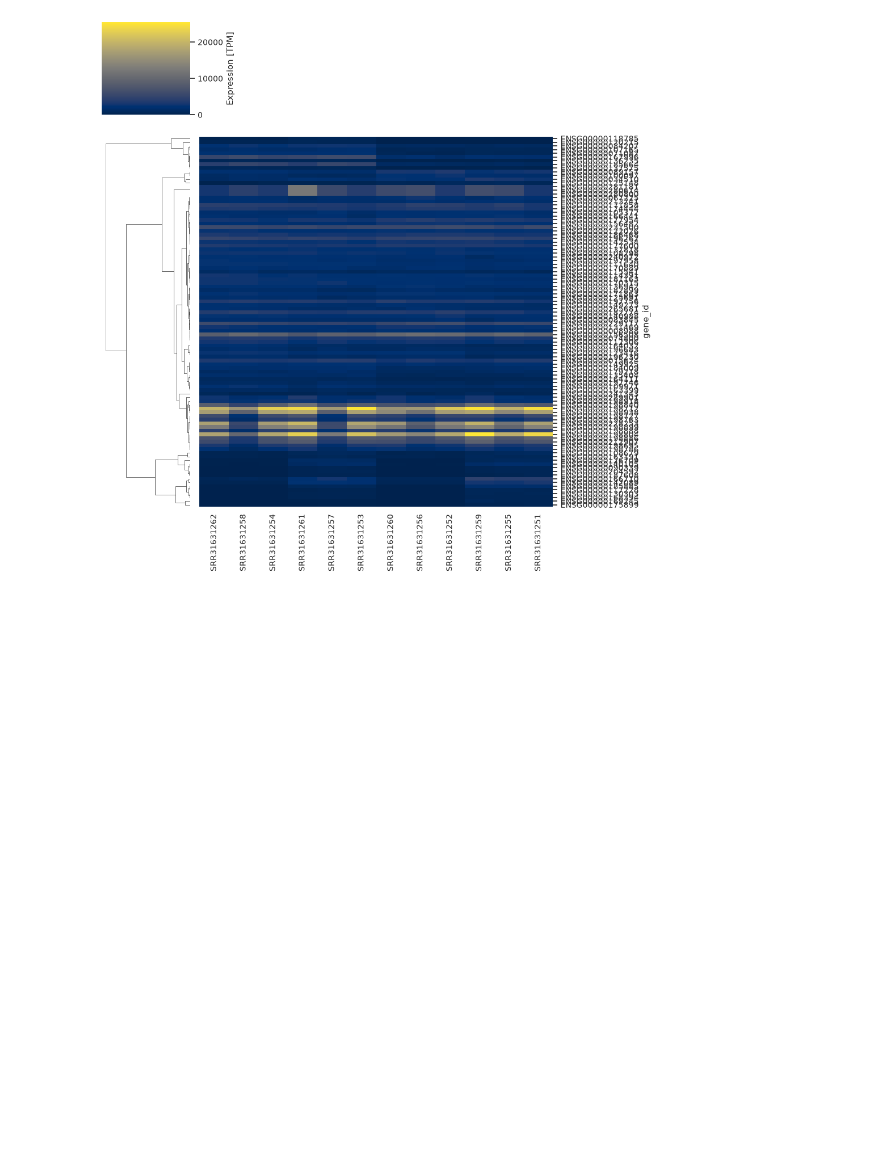
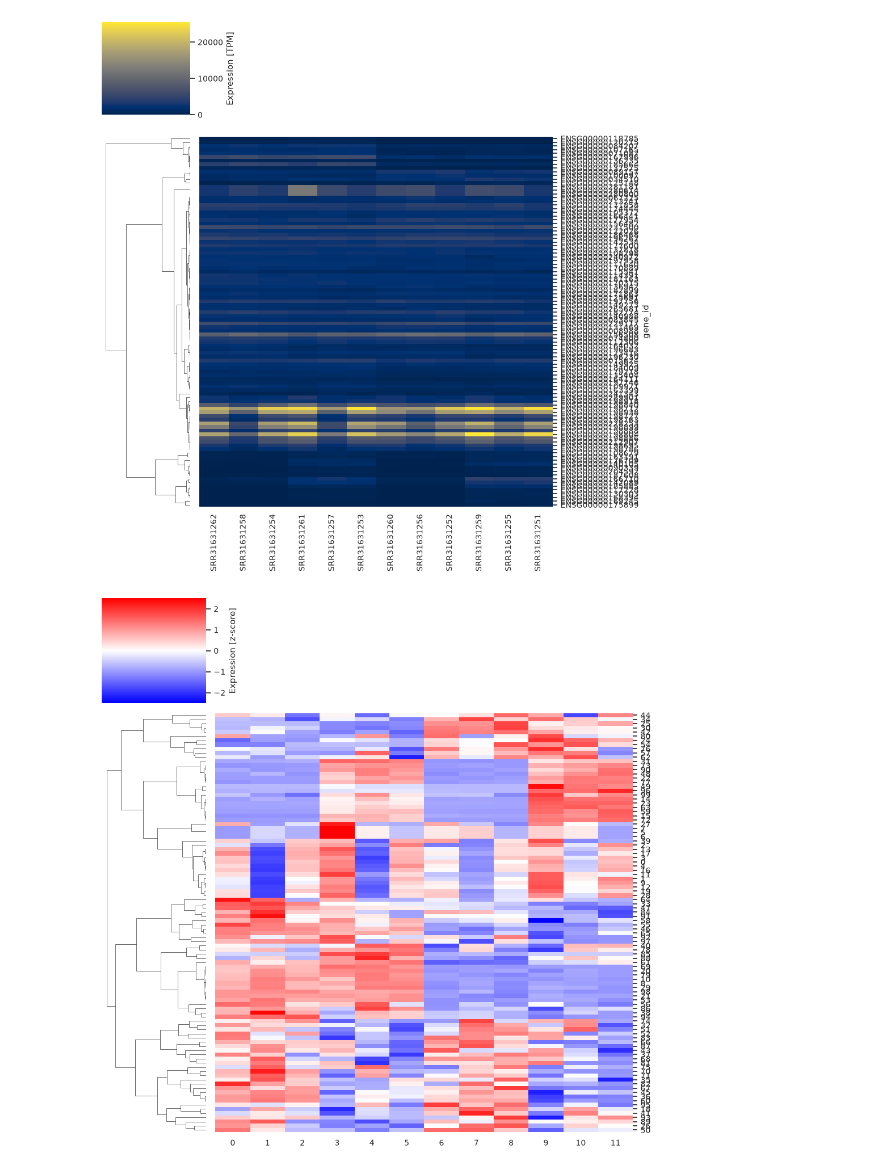
Before and after one commit to SvavaDa/GSE283655_project, a Jupyter notebook: GSE283655-simplified-data.ipynb, the cells around one changed output. Drawn from its saved outputs; the diff is of its cells as text; code cells hidden in the pictures; blank space fills up the shorter version.

Commit message:
Add z-score heatmap for top variable genes

```diff
--- a/GSE283655-simplified-data.ipynb
+++ b/GSE283655-simplified-data.ipynb
@@ -1014,3 +1014,5 @@ g.savefig(
 matplotlib.pyplot.tight_layout()
 # %% [output]
 [figure]
+# %%
+no_noise = heatmap_top100[heatmap_top100.max(axis=1) > 2]
@@ -1016,0 +1021,24 @@ matplotlib.pyplot.tight_layout()
+# %%
+zdf = scipy.stats.zscore(no_noise, axis=1)
+# %%
+linkage_method = 'complete'
+distance_metric = 'cosine'
+
+seaborn.set(font_scale=0.9)
+seaborn.clustermap(zdf,
+                   cmap='bwr',
+                   col_cluster=False,
+                   vmin=-2.5, vmax=2.5,
+                   method=linkage_method,
+                   metric=distance_metric,
+                   yticklabels=1,
+                   cbar_kws={'label':'Expression [z-score]'})
+
+g.savefig(
+    "results/heatmap_top100_zscore.png",
+    dpi=300,
+    bbox_inches="tight"
+)
+matplotlib.pyplot.tight_layout()
+# %% [output]
+[figure, added]
```
Also changed, not shown: parts of 1 cell of this notebook.
